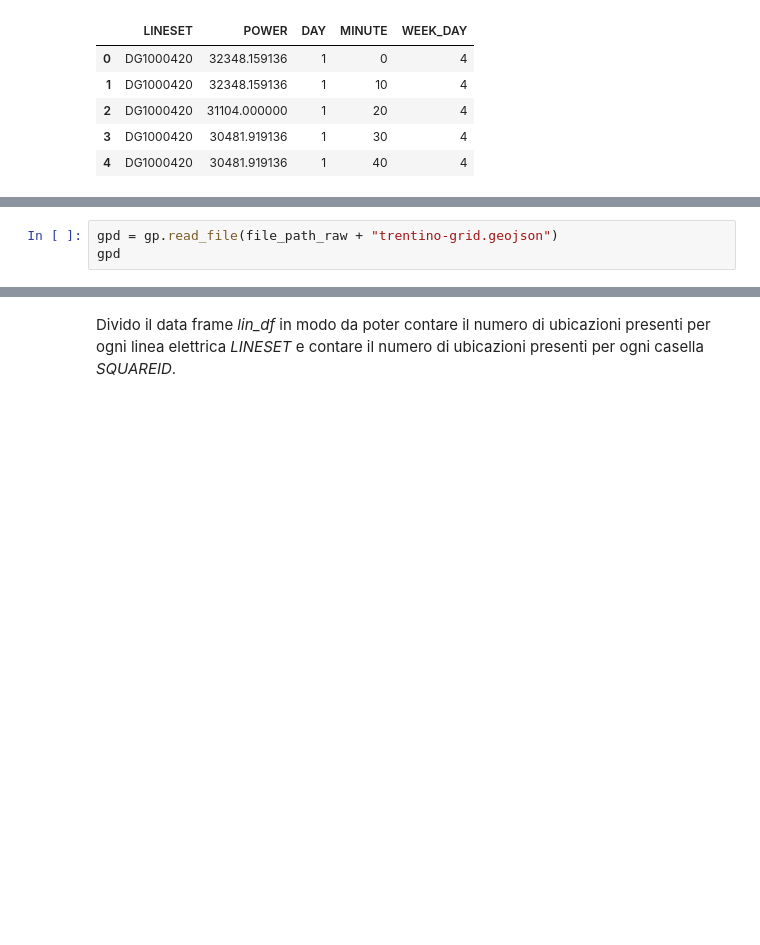
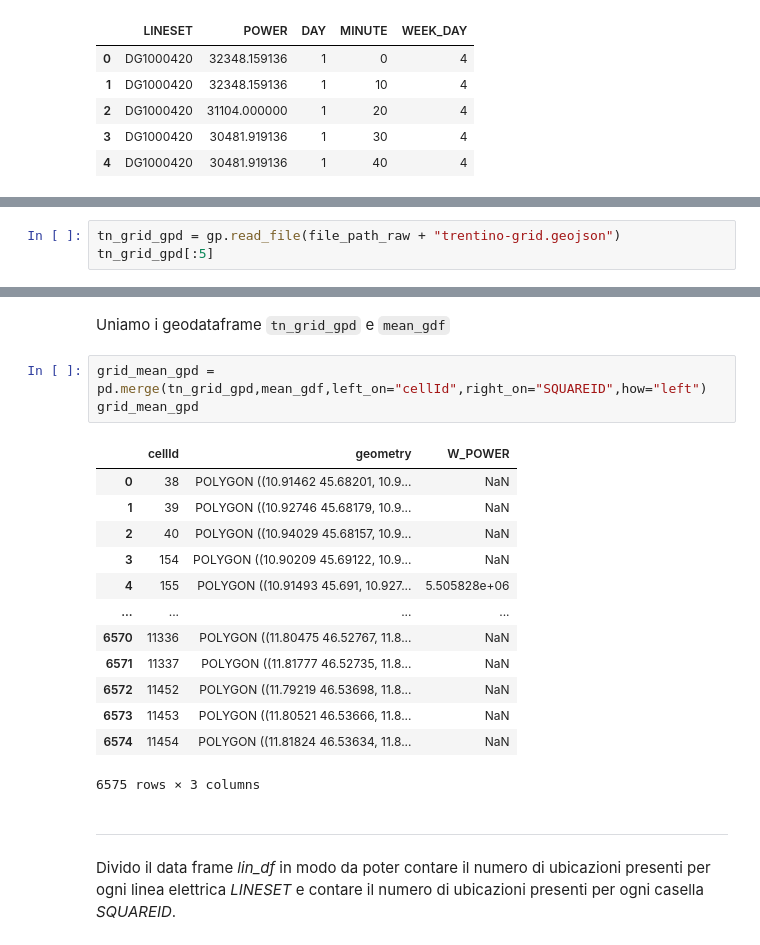
Before and after one commit to MarcoFava/Lavandini, a Jupyter notebook: EDA.ipynb, the cells around one changed output, grey strips where cells are left out. Drawn from its saved outputs; the diff is of its cells as text; blank space fills up the shorter version.

```diff
--- a/EDA.ipynb
+++ b/EDA.ipynb
@@ -113,4 +119,4 @@ mean_df[1:25]
 # %%
-gpd = gp.read_file(file_path_raw + "trentino-grid.geojson")
-gpd
+tn_grid_gpd = gp.read_file(file_path_raw + "trentino-grid.geojson")
+tn_grid_gpd[:5]
 # %% [output]
@@ -118,3 +129,24 @@ DataSourceError: ./data/raw/trentino-grid.geojson: No such file or directory
+# %% [markdown]
+Uniamo i geodataframe `tn_grid_gpd` e `mean_gdf`
+# %%
+grid_mean_gpd = pd.merge(tn_grid_gpd,mean_gdf,left_on="cellId",right_on="SQUAREID",how="left")
+grid_mean_gpd
+# %% [output]
+|  | cellId | geometry | W_POWER |
+| 0 | 38 | POLYGON ((10.91462 45.68201, 10.9... | NaN |
+| 1 | 39 | POLYGON ((10.92746 45.68179, 10.9... | NaN |
+| 2 | 40 | POLYGON ((10.94029 45.68157, 10.9... | NaN |
+| 3 | 154 | POLYGON ((10.90209 45.69122, 10.9... | NaN |
+| 4 | 155 | POLYGON ((10.91493 45.691, 10.927... | 5.505828e+06 |
+| ... | ... | ... | ... |
+| 6570 | 11336 | POLYGON ((11.80475 46.52767, 11.8... | NaN |
+| 6571 | 11337 | POLYGON ((11.81777 46.52735, 11.8... | NaN |
+| 6572 | 11452 | POLYGON ((11.79219 46.53698, 11.8... | NaN |
+| 6573 | 11453 | POLYGON ((11.80521 46.53666, 11.8... | NaN |
+| 6574 | 11454 | POLYGON ((11.81824 46.53634, 11.8... | NaN |
+6575 rows × 3 columns
+# %% [markdown]
+-------------------------------------------
 # %% [markdown]
 Divido il data frame *lin_df* in modo da poter contare il numero di ubicazioni presenti per ogni linea elettrica *LINESET* e contare il numero di ubicazioni presenti per ogni casella *SQUAREID*.
 # %% [markdown]
```
Also changed, not shown: parts of 6 cells of this notebook.
